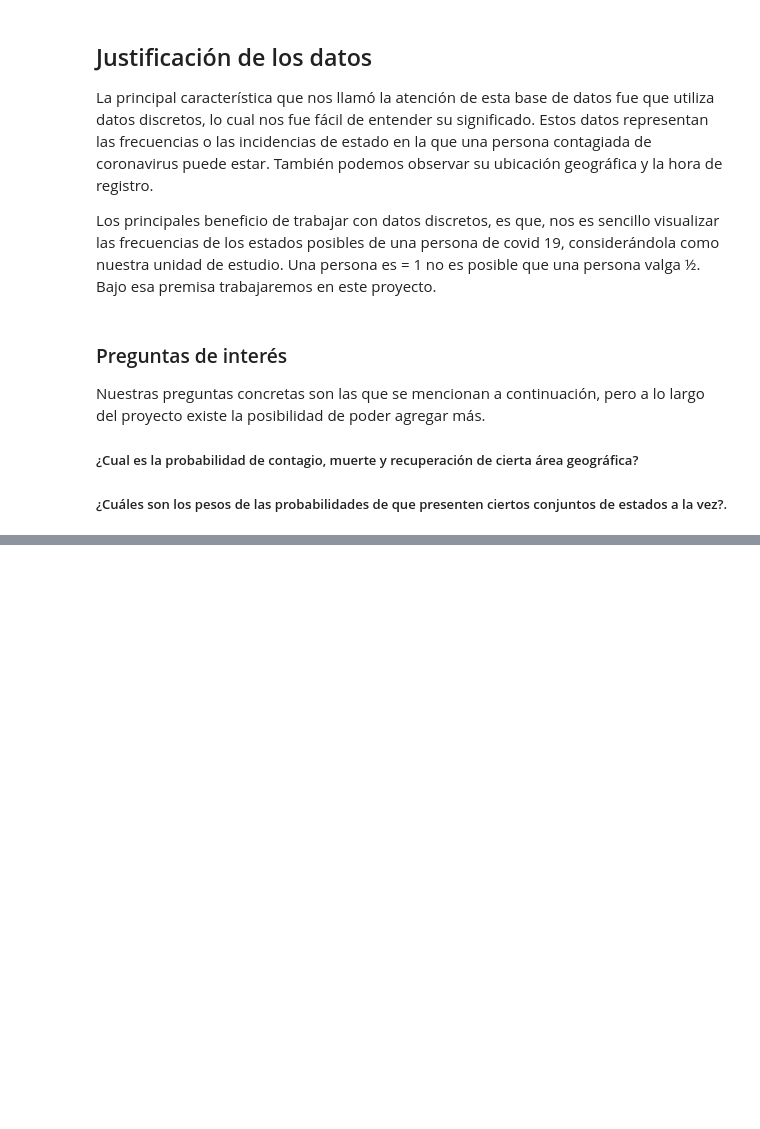
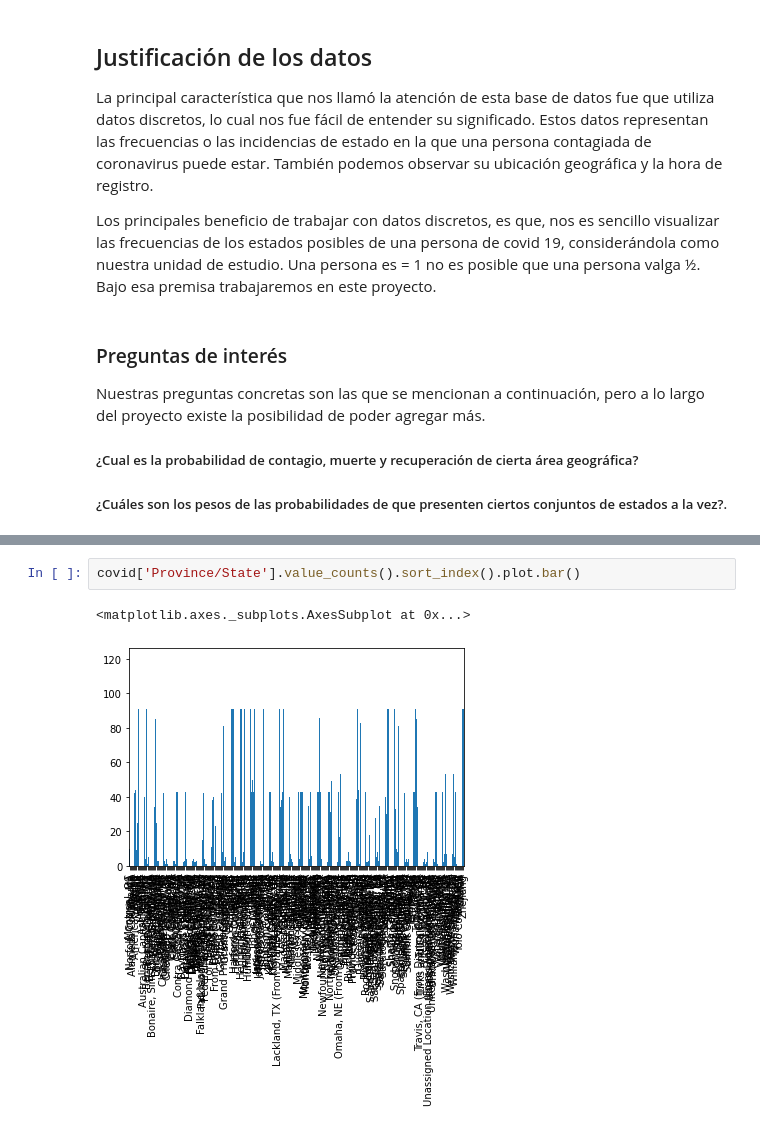
Before and after one commit to Josias2199/mineria, a Jupyter notebook: Proyecto/avance2_Proyecto.ipynb, the cells around one changed output, grey strips where cells are left out. Cells and saved outputs as stored; diff of their text form; blank space fills up the shorter version.

```diff
--- a/Proyecto/avance2_Proyecto.ipynb
+++ b/Proyecto/avance2_Proyecto.ipynb
@@ -93,0 +116,5 @@ Nuestras preguntas concretas son las que se mencionan a continuación, pero a lo
+# %%
+covid['Province/State'].value_counts().sort_index().plot.bar()
+# %% [output]
+<matplotlib.axes._subplots.AxesSubplot at 0x...>
+[figure, added]
```
Also changed, not shown: parts of 6 cells of this notebook.
